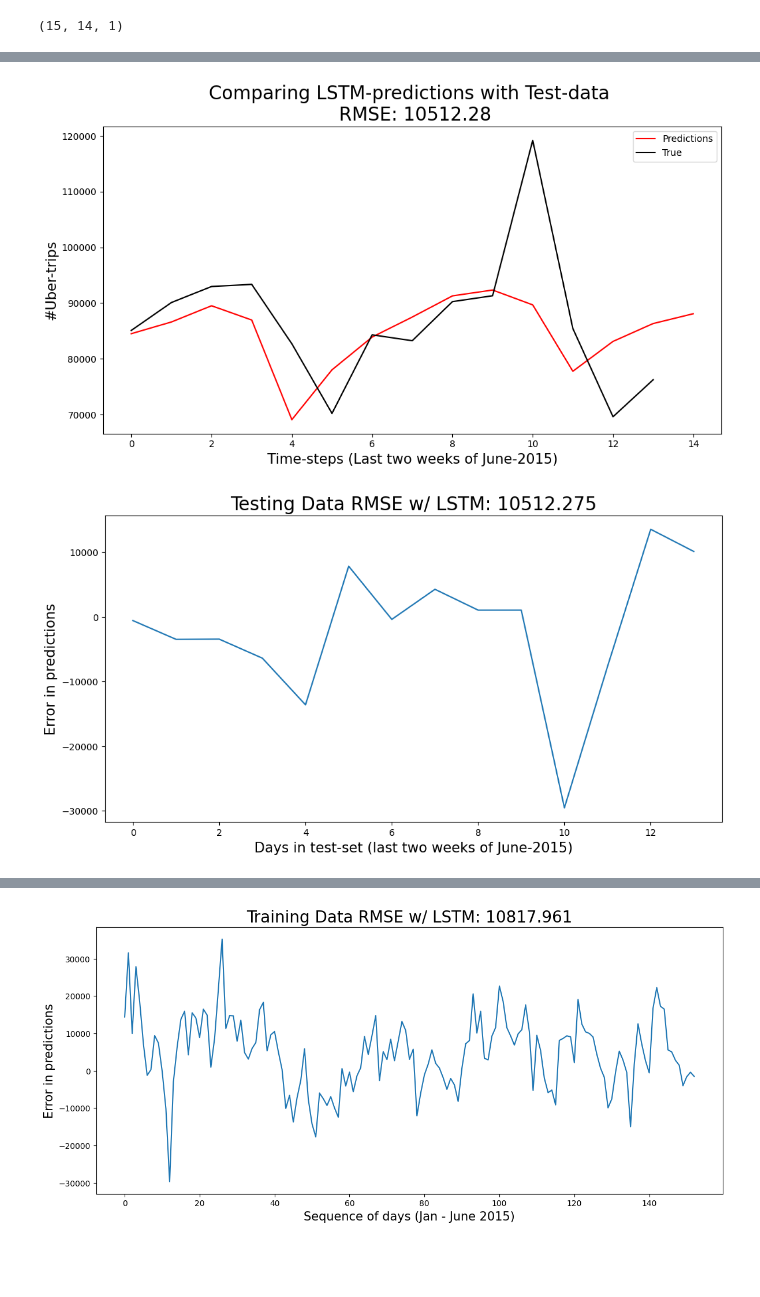
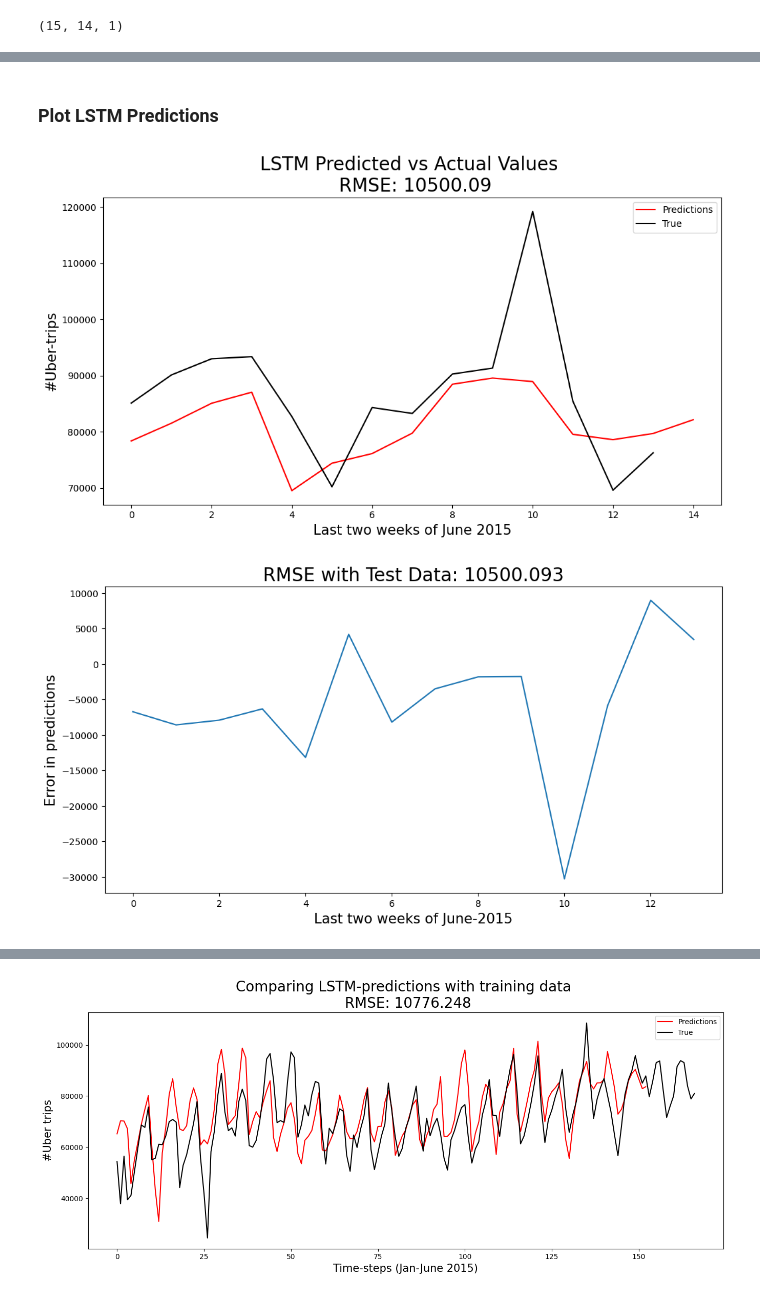
Before and after one commit to JeremyKrick/traffic-trend-predictor, a Jupyter notebook: Final_Project_IOT.ipynb, the cells around one changed output, grey strips where cells are left out. Cells and saved outputs as stored; diff of their text form; code cells hidden in the pictures; blank space fills up the shorter version.

```diff
--- a/Final_Project_IOT.ipynb
+++ b/Final_Project_IOT.ipynb
@@ -280,7 +296,7 @@ for loc in unique_locid:
     df_uber.loc[df_uber['locationID'] == loc, 'Traffic_conditions']='light'
   elif (len(df_temp)>=100000 and len(df_temp) <=250000 ):
     df_uber.loc[df_uber['locationID'] == loc, 'Traffic_conditions']='moderate'
-  elif (len(df_temp)>=250000):
+  elif (len(df_temp)>250000):
     df_uber.loc[df_uber['locationID'] == loc, 'Traffic_conditions']='heavy'
 
 print(len(df_uber.loc[df_uber['Traffic_conditions']=='light']))
@@ -456,18 +456,16 @@ df_uber_final.head()
 # %%
 #Apply MinMax scalling to transforms data by scaling features to a given range (0,1)
 
-from sklearn.preprocessing import MinMaxScaler
+## Split into train-test set:
+train_uber_series = df_uber_final.iloc[0:167,1:2].values
+test_uber_series = df_uber_final.iloc[167:,1:2].values
 
-## Split into train-test set:
-train_jan_june = df_uber_final.iloc[0:167,1:2].values
-test_jan_june = df_uber_final.iloc[167:,1:2].values
-
-print ('Training data: ', train_jan_june.shape)
-print ('Testing data: ', test_jan_june.shape)
+print ('Training data: ', train_uber_series.shape)
+print ('Testing data: ', test_uber_series.shape)
 
 ## Feature-scaling:
 mms = MinMaxScaler(feature_range = (0,1))
-train_jan_june_scaled = mms.fit_transform(train_jan_june)
+train_uber_series_scaled = mms.fit_transform(train_uber_series)
 # %% [output]
 Training data:  (167, 1)
 Testing data:  (14, 1)
@@ -475,9 +473,9 @@ Testing data:  (14, 1)
 x_train = []
 y_train = []
 
-for rides in range(14, train_jan_june.shape[0]):
-    x_train.append(train_jan_june_scaled[rides-14:rides,0])
-    y_train.append(train_jan_june_scaled[rides,0])
+for rides in range(14, train_uber_series.shape[0]):
+    x_train.append(train_uber_series_scaled[rides-14:rides,0])
+    y_train.append(train_uber_series_scaled[rides,0])
 
 x_train, y_train = np.array(x_train), np.array(y_train)
 x_train = np.reshape(x_train, newshape = (x_train.shape[0], x_train.shape[1], 1))
@@ -590,40 +584,46 @@ rmse
+# %% [markdown]
+### Plot LSTM Predictions
 # %%
 fig, ax = plt.subplots(figsize = (12,6))
 
 e = [i*0.05 for i in pred]
 ax.plot(pred, color = 'red', label = 'Predictions')
 #ax.errorbar(x = range(15), y = pred, yerr = e, fmt = '*', color = 'r')
-ax.plot(test_jan_june, color = 'black', label = 'True')
+ax.plot(test_uber_series, color = 'black', label = 'True')
 
-ax.set_xlabel('Time-steps (Last two weeks of June-2015)', fontsize = 15)
+ax.set_xlabel('Last two weeks of June 2015', fontsize = 15)
 ax.set_ylabel('#Uber-trips', fontsize = 15)
-ax.set_title('Comparing LSTM-predictions with Test-data \n RMSE: {}'.format(np.round(rmse,2)), fontsize = 20)
+ax.set_title('LSTM Predicted vs Actual Values \n RMSE: {}'.format(np.round(rmse,2)), fontsize = 20)
 
 ax.legend()
 plt.show()
 # %% [output]
-[figure, old version]
+[figure, new version]
 # %%
 fig ,ax = plt.subplots(figsize = (12,6))
 ax.plot(residuals)
 
-ax.set_xlabel('Days in test-set (last two weeks of June-2015)', fontsize = 15)
+ax.set_xlabel('Last two weeks of June-2015', fontsize = 15)
 ax.set_ylabel('Error in predictions', fontsize = 15)
-ax.set_title('Testing Data RMSE w/ LSTM: {}'.format(round(rmse, 3)), fontsize = 20)
+ax.set_title('RMSE with Test Data: {}'.format(round(rmse, 3)), fontsize = 20)
 plt.show()
 # %% [output]
-[figure, old version]
+[figure, new version]
 # %%
-pred_train = regressor.predict(x_train)
+pred_train = lstmmodel.predict(x_train)
 pred_train = mms.inverse_transform(pred_train)
-
-residuals_train = pred_train - train_jan_june[0:-14]
+residuals_train = pred_train - train_uber_series[0:-14]
 rmse_train = np.sqrt(np.mean(residuals_train**2))
 
-fig, ax = plt.subplots(figsize = (14,6))
-ax.plot(residuals_train)
-ax.set_xlabel('Sequence of days (Jan - June 2015)', fontsize = 15)
-ax.set_ylabel('Error in predictions', fontsize = 15)
-ax.set_title('Training Data RMSE w/ LSTM: {}'.format(round(rmse_train,3)), fontsize = 20)
+fig, ax = plt.subplots(figsize = (16,6))
+
+ax.plot(pred_train, color = 'red', label = 'Predictions')
+ax.plot(train_uber_series, color = 'black', label = 'True')
+
+ax.set_xlabel('Time-steps (Jan-June 2015)', fontsize = 15)
+ax.set_ylabel('#Uber trips', fontsize = 15)
+ax.set_title('Comparing LSTM-predictions with training data \n RMSE: {}'.format(round(rmse_train,3)), fontsize = 20)
+
+ax.legend()
 plt.show()
 # %% [output]
@@ -631 +631 @@ plt.show()
-[figure, old version]
+[figure, new version]
```
Also changed, not shown: parts of 28 cells of this notebook.
